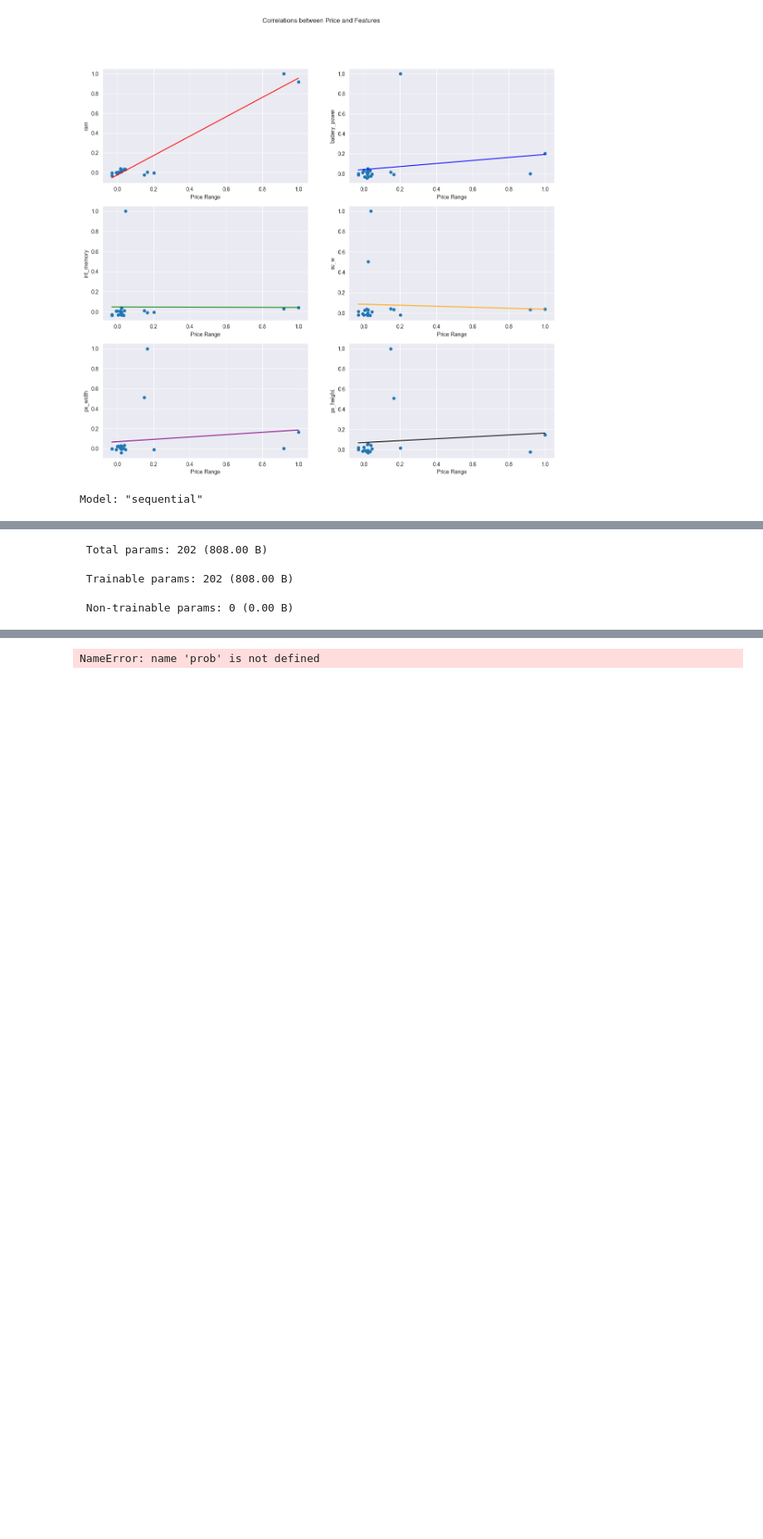
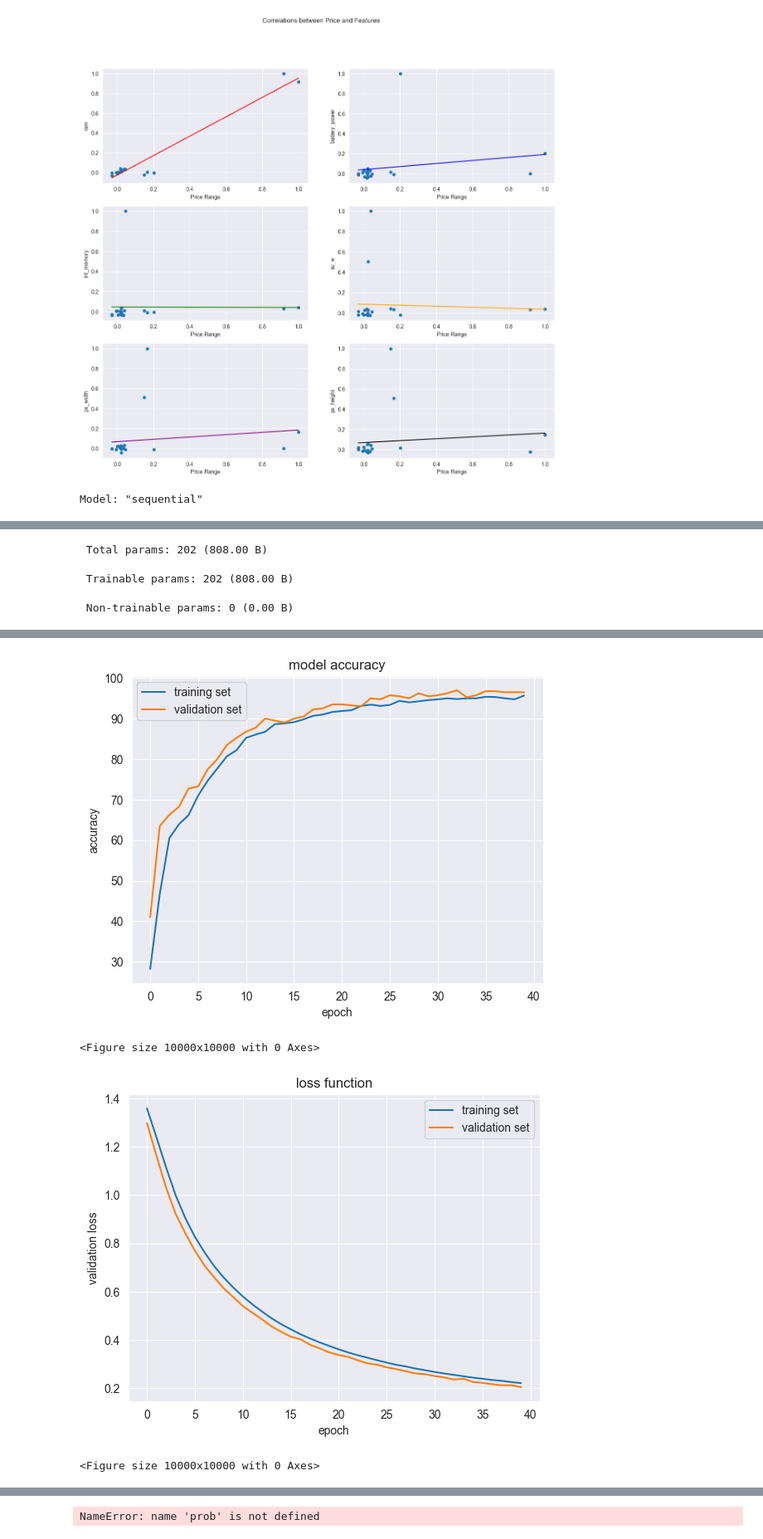
Before and after one commit to M-Byte480/cs4287-NNC-Multi-Layer-Perceptron-Phone-Price-Classifier, a Jupyter notebook: CS4287-Prj1-21308128-21331308.ipynb, the cells around one changed output, grey strips where cells are left out. Shown at 83% size. Drawn from its saved outputs; the diff is of its cells as text; code cells hidden in the pictures; blank space fills up the shorter version.

Commit message:
[Milan] Added Dynamic creation of Model

```diff
--- a/CS4287-Prj1-21308128-21331308.ipynb
+++ b/CS4287-Prj1-21308128-21331308.ipynb
@@ -211,21 +285,28 @@ def cross_entropy_loss(output, expected_output):
 LEARNING_RATE = 0.001
 EPOCH = 40
 MINI_BATCH_SIZE = 10
-VERBOSE = 1
+VERBOSE = 0
 NUMBER_OF_CLASSIFICATIONS = 4
 ACTIVATION_FUNCTION = 'relu'
 
 adam_optimizer = tf.keras.optimizers.Adam(learning_rate=LEARNING_RATE)
 
-model = tf.keras.models.Sequential([
-    keras.layers.Dense(18, activation=ACTIVATION_FUNCTION, input_shape=(6,)),
-    keras.layers.Dense(NUMBER_OF_CLASSIFICATIONS, activation='softmax')
-])
-model.summary()
+model = ClassificationMultiLayerPerceptron(
+    LAYERS = [6, 18],
+    EPOCH = EPOCH,
+    MINI_BATCH_SIZE = MINI_BATCH_SIZE,
+    VERBOSE = VERBOSE,
+    NUMBER_OF_CLASSIFICATIONS = NUMBER_OF_CLASSIFICATIONS,
+    ACTIVATION_FUNCTION = ACTIVATION_FUNCTION
+)
 
-model.compile(optimizer=adam_optimizer, loss='sparse_categorical_crossentropy', metrics=['accuracy'])
+model.get_summary()
 
-training_history = model.fit(x_train, y_train, epochs=EPOCH, batch_size=MINI_BATCH_SIZE, verbose=VERBOSE, validation_data=(x_test, y_test))
+model.compile(OPTIMIZER=adam_optimizer, LOSS_FUNCTION='sparse_categorical_crossentropy', METRICS = ['accuracy'])
+
+model.fit(training=(x_train, y_train), testing=(x_test, y_test))
+
+model.plot_history()
 # %% [output]
 Model: "sequential"
 ┏━━━━━━━━━━━━━━━━━━━━━━━━━━━━━━━━━┳━━━━━━━━━━━━━━━━━━━━━━━━┳━━━━━━━━━━━━━━━┓
@@ -257,0 +339,4 @@ Epoch 40/40
+[figure, added]
+<Figure size 10000x10000 with 0 Axes>
+[figure, added]
+<Figure size 10000x10000 with 0 Axes>
```
Also changed, not shown: parts of 4 cells of this notebook.
